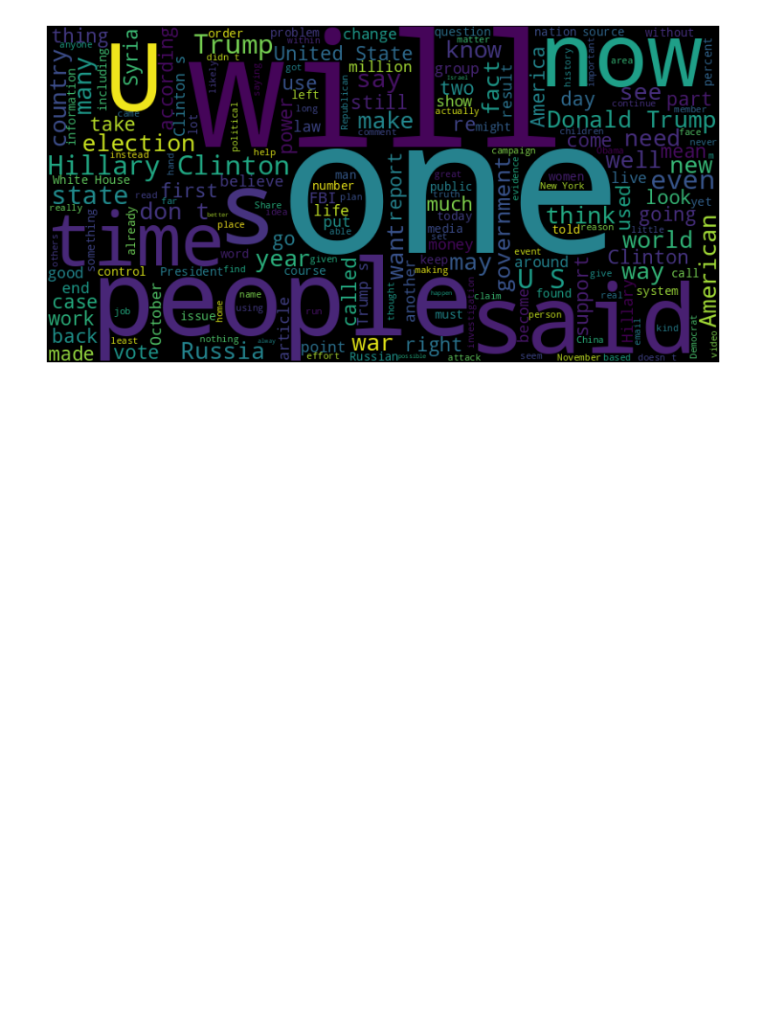
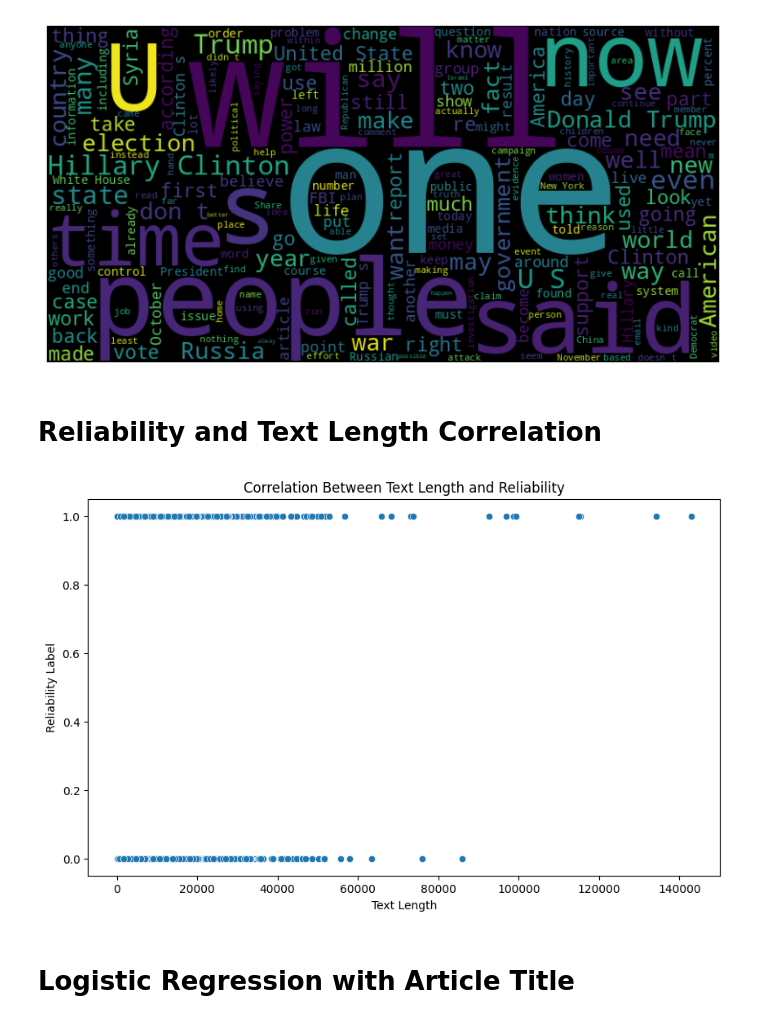
Before and after one commit to raum30/fake-news, a Jupyter notebook: notebook.ipynb, the cells around one changed output. Saved outputs shown, nothing was run; the diff lists cells and outputs as text; code cells hidden in the pictures; blank space fills up the shorter version.

```diff
--- a/notebook.ipynb
+++ b/notebook.ipynb
@@ -360,3 +360,16 @@ plt.axis('off')
 plt.show()
 # %% [output]
 [figure]
+# %% [markdown]
+# Reliability and Text Length Correlation
+# %%
+plt.figure(figsize=(10, 6))
+sns.scatterplot(x='text_length', y='label', data=data)
+plt.title('Correlation Between Text Length and Reliability')
+plt.xlabel('Text Length')
+plt.ylabel('Reliability Label')
+plt.show()
+# %% [output]
+[figure, added]
+# %% [markdown]
+# Logistic Regression with Article Title
```
Also changed, not shown: parts of 17 cells of this notebook, 1 other file.
